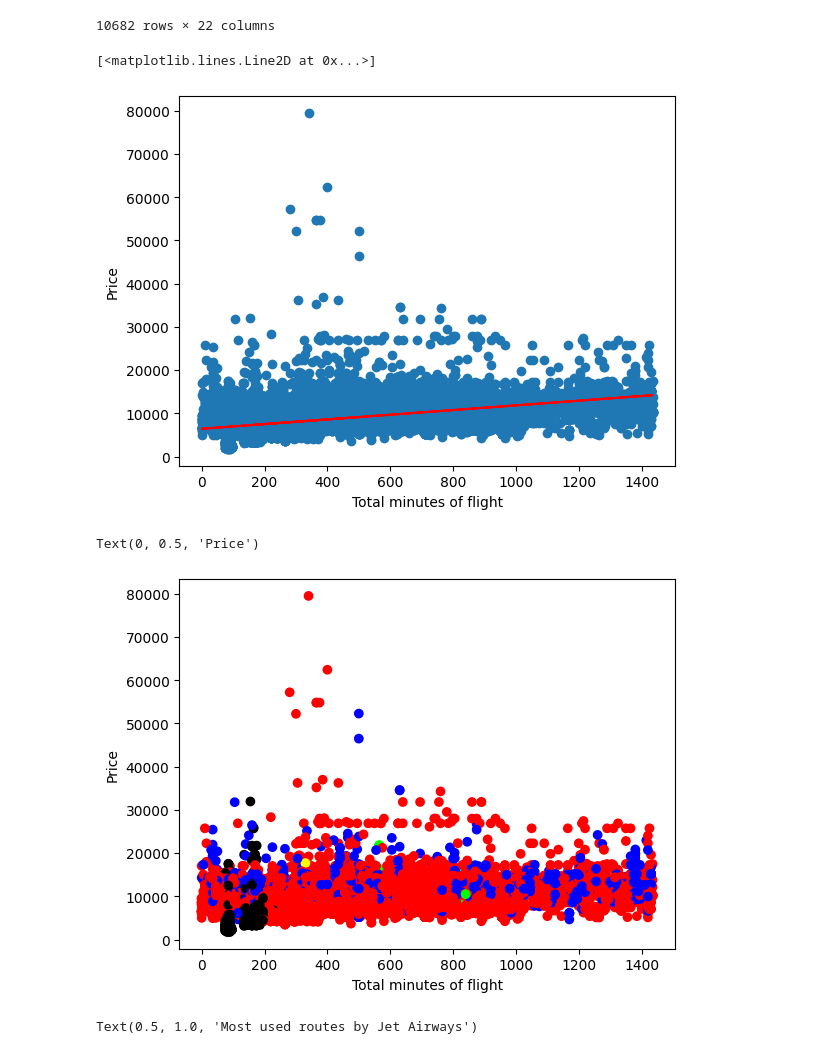
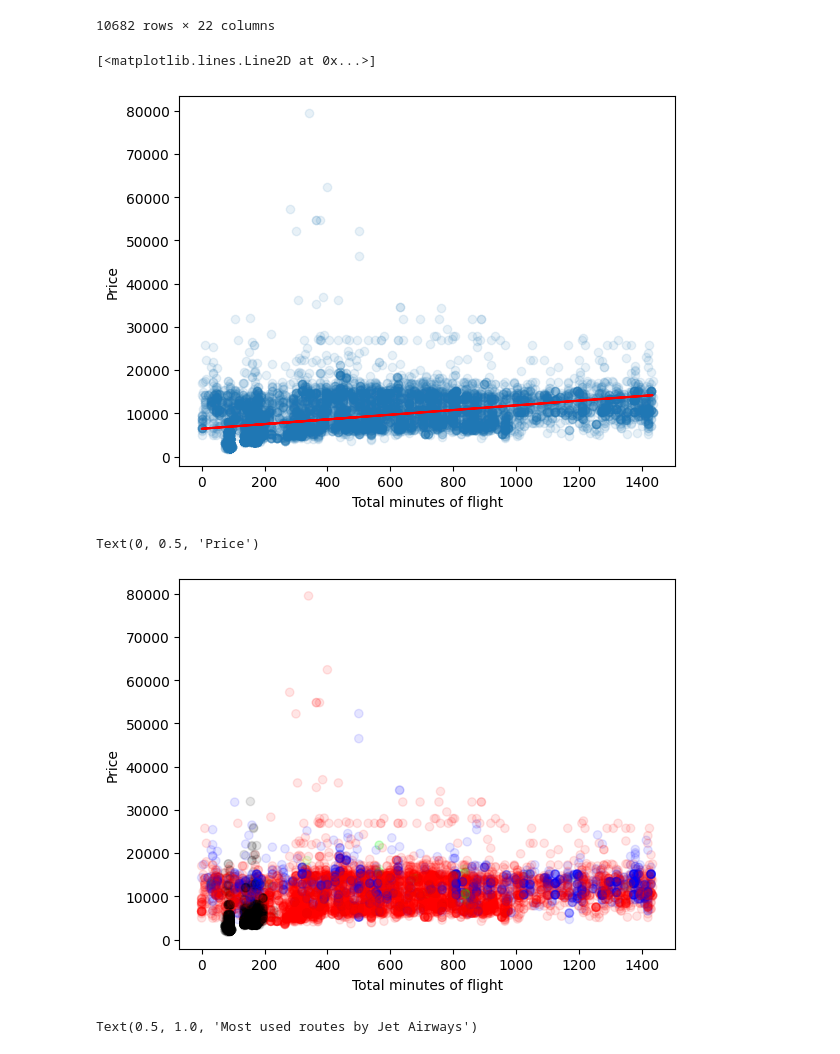
Before and after one commit to loganfu06/09_data_science_logan_jonathan, a Jupyter notebook: airlines.ipynb, the cells around one changed output. Drawn from its saved outputs; the diff is of its cells as text; code cells hidden in the pictures.

```diff
--- a/airlines.ipynb
+++ b/airlines.ipynb
@@ -284,7 +284,7 @@ See the caveats in the documentation: https://pandas.pydata.org/pandas-docs/stab
 | 10682 | Air India | 2019-05-09 | Delhi | Cochin | DEL → GOI → BOM → COK | 10:55:00 | 19:15:00 | 0 days 08:20:00 | ... |
 10682 rows × 22 columns
 # %%
-plt.scatter(df_data['Duration_total_mins'], df_data['Price'])
+plt.scatter(df_data['Duration_total_mins'], df_data['Price'], alpha=0.1)
 plt.xlabel('Total minutes of flight')
 plt.ylabel('Price')
 
@@ -293,16 +293,16 @@ plt.plot(df_data['Duration_total_mins'], m * df_data['Duration_total_mins'] + b,
 # As the total minutes of the flight increase, the price of the flight increases
 # %% [output]
 [<matplotlib.lines.Line2D at 0x...>]
-[figure, old version]
+[figure, new version]
 # %%
 colors = df_data['Total_Stops'].map({'1 stop':'#FF0000', '2 stops':'#0000FF', '3 stops':'#00FF00', '4 stops':'#FFFF00', 'non-stop':'#000000'})
-plt.scatter(df_data['Duration_total_mins'], df_data['Price'], c=colors)
+plt.scatter(df_data['Duration_total_mins'], df_data['Price'], c=colors, alpha=0.1)
 plt.xlabel('Total minutes of flight')
 plt.ylabel('Price')
 # Most flights are for 1 stop. Non-stop flights are mainly concentrated under 200 minutes.
 # %% [output]
 Text(0, 0.5, 'Price')
-[figure, old version]
+[figure, new version]
 # %%
 df_jet_airways = df_data.groupby('Airline').get_group("Jet Airways")
 final_data = df_jet_airways.groupby('Route').size().sort_values(ascending=False).head(10)
```
